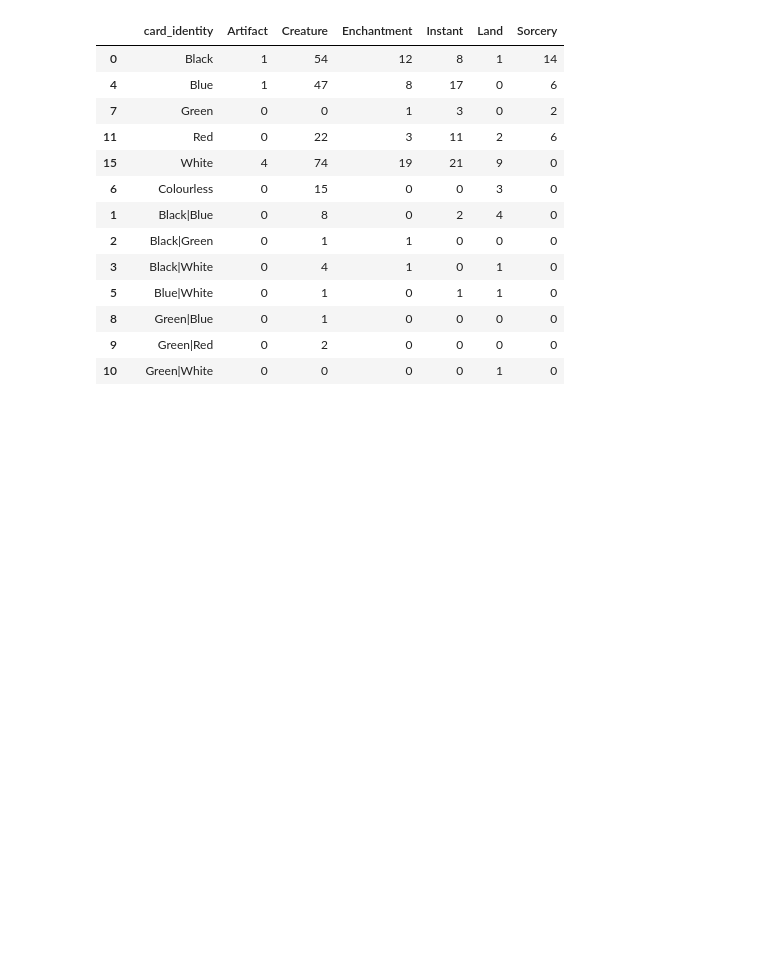
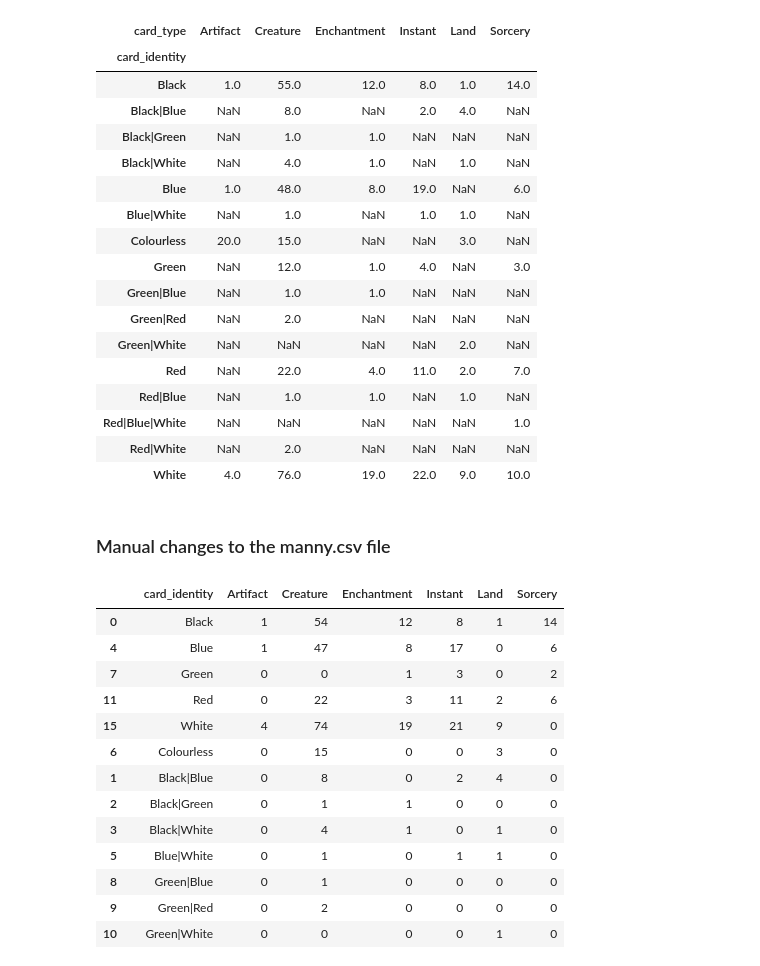
Before and after one commit to s3bw/mtg-inventory, a Jupyter notebook: mtg-breakdown.ipynb, the cells around one changed output. Drawn from its saved outputs; the diff is of its cells as text; code cells hidden in the pictures; blank space fills up the shorter version.

```diff
--- a/mtg-breakdown.ipynb
+++ b/mtg-breakdown.ipynb
@@ -192,7 +196,28 @@ combined["name"] = combined["index"] # .reset_index()
 # %%
 del combined["index"]
 # %%
-combined.pivot_table(index="card_identity", columns="card_type", values="Count", aggfunc=sum).to_csv('manny.csv')
+combined.pivot_table(index="card_identity", columns="card_type", values="Count", aggfunc=sum) # .to_csv('manny.csv')
+# %% [output]
+| card_type | Artifact | Creature | Enchantment | Instant | Land | Sorcery |
+| card_identity |  |  |  |  |  |  |
+| Black | 1.0 | 55.0 | 12.0 | 8.0 | 1.0 | 14.0 |
+| Black|Blue | NaN | 8.0 | NaN | 2.0 | 4.0 | NaN |
+| Black|Green | NaN | 1.0 | 1.0 | NaN | NaN | NaN |
+| Black|White | NaN | 4.0 | 1.0 | NaN | 1.0 | NaN |
+| Blue | 1.0 | 48.0 | 8.0 | 19.0 | NaN | 6.0 |
+| Blue|White | NaN | 1.0 | NaN | 1.0 | 1.0 | NaN |
+| Colourless | 20.0 | 15.0 | NaN | NaN | 3.0 | NaN |
+| Green | NaN | 12.0 | 1.0 | 4.0 | NaN | 3.0 |
+| Green|Blue | NaN | 1.0 | 1.0 | NaN | NaN | NaN |
+| Green|Red | NaN | 2.0 | NaN | NaN | NaN | NaN |
+| Green|White | NaN | NaN | NaN | NaN | 2.0 | NaN |
+| Red | NaN | 22.0 | 4.0 | 11.0 | 2.0 | 7.0 |
+| Red|Blue | NaN | 1.0 | 1.0 | NaN | 1.0 | NaN |
+| Red|Blue|White | NaN | NaN | NaN | NaN | NaN | 1.0 |
+| Red|White | NaN | 2.0 | NaN | NaN | NaN | NaN |
+| White | 4.0 | 76.0 | 19.0 | 22.0 | 9.0 | 10.0 |
+# %% [markdown]
+### Manual changes to the manny.csv file
 # %%
 df = pd.read_csv('manny.csv')
 # %%
```
Also changed, not shown: parts of 13 cells of this notebook, 4 other files.
